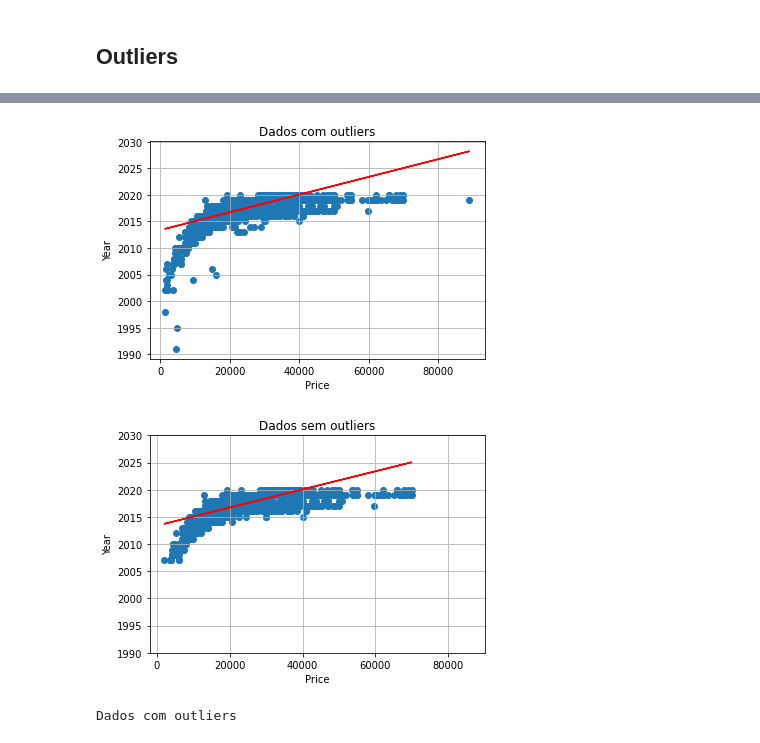
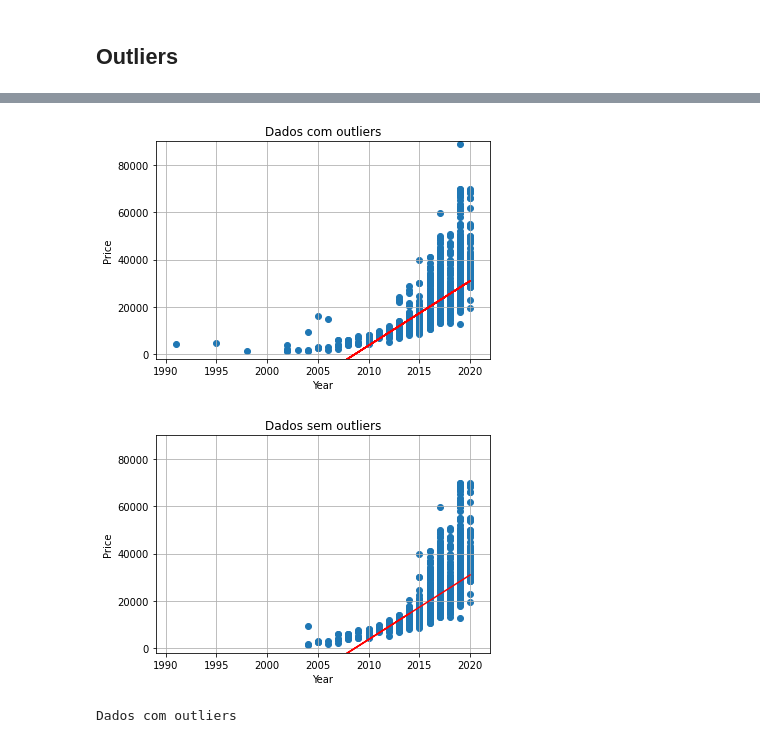
Before and after one commit to AmandaACLucio/Inteligencia_Computacional, a Jupyter notebook: RegressaoLinear.ipynb, the cells around one changed output, grey strips where cells are left out. Drawn from its saved outputs; the diff is of its cells as text; code cells hidden in the pictures.

```diff
--- a/RegressaoLinear.ipynb
+++ b/RegressaoLinear.ipynb
@@ -153,43 +138,46 @@ Outliers é uma observação que apresenta um grande afastamento das demais da s
 # %%
 from scipy import stats
 
 df = usedCars[['year', 'price', 'mileage', 'engineSize']]
 
-(m, b) = np.polyfit(df['price'], df['year'], 1)
+(m, b) = np.polyfit(df['year'], df['price'], 1)
 
-yp = np.polyval([m, b], df['price'])
-plt.plot(df['price'], yp, color='r')
+yp = np.polyval([m, b], df['year'])
+plt.plot(df['year'], yp, color='r')
 plt.grid(True)
-plt.scatter(df['price'],df['year'])
-plt.xlabel('Price')
-plt.ylabel('Year')
+plt.scatter(df['year'],df['price'])
+plt.xlabel('Year')
+plt.ylabel('Price')
 plt.title('Dados com outliers')
+ax = plt.gca()
+ax.set_xlim([1989, 2022])
+ax.set_ylim([-2000, 90000])
 
 plt.show()
 
 cols = ['year', 'price', 'mileage', 'engineSize']
 
-Q1 = df[cols].quantile(0.04)
-Q3 = df[cols].quantile(0.96)
+Q1 = df[cols].quantile(0.035)
+Q3 = df[cols].quantile(0.965)
 IQR = Q3 - Q1
 
 df = df[~((df[cols] < (Q1 - 1.5 * IQR)) |(df[cols] > (Q3 + 1.5 * IQR))).any(axis=1)]
 
-yp = np.polyval([m, b], df['price'])
-plt.plot(df['price'], yp, color='r')
+yp = np.polyval([m, b], df['year'])
+plt.plot(df['year'], yp, color='r')
 plt.grid(True)
-plt.scatter(df['price'],df['year'])
-plt.xlabel('Price')
-plt.ylabel('Year')
+plt.scatter(df['year'],df['price'])
+plt.xlabel('Year')
+plt.ylabel('Price')
 plt.title('Dados sem outliers')
 ax = plt.gca()
-ax.set_xlim([-2000, 90000])
-ax.set_ylim([1990, 2030])
+ax.set_xlim([1989, 2022])
+ax.set_ylim([-2000, 90000])
 
 plt.show()
 # %% [output]
-[figure, old version]
+[figure, new version]
-[figure, old version]
+[figure, new version]
 # %%
 print('Dados com outliers')
 usedCars.describe()
```
Also changed, not shown: parts of 4 cells of this notebook.
